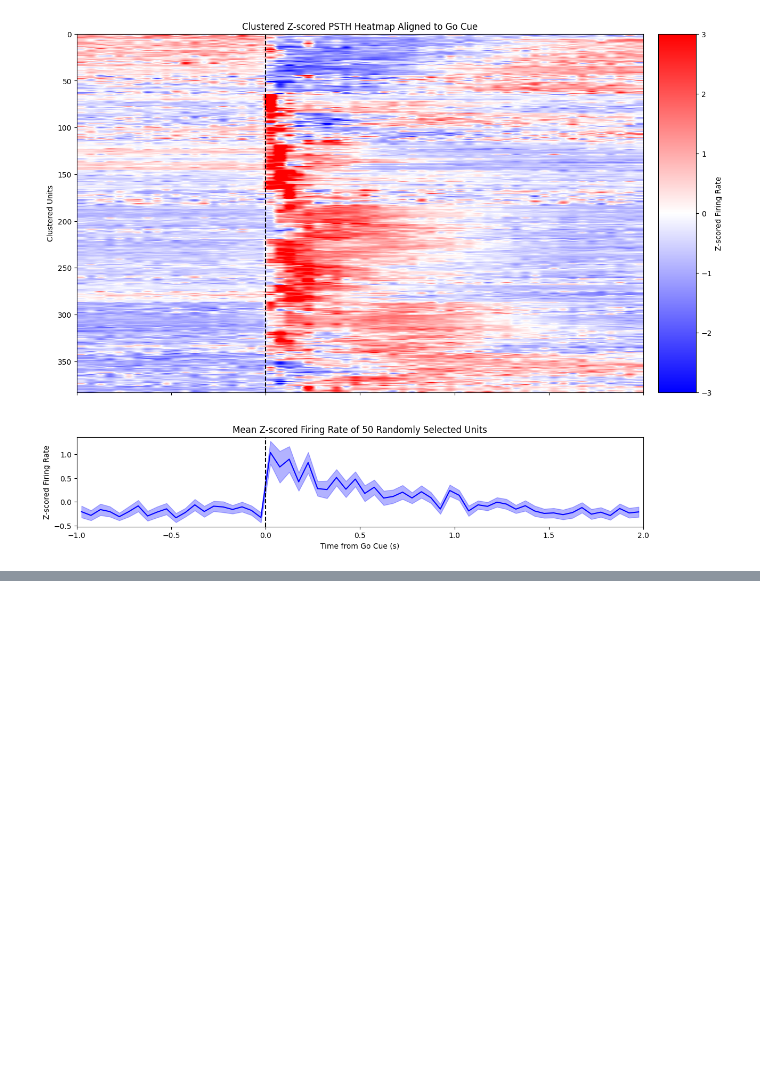
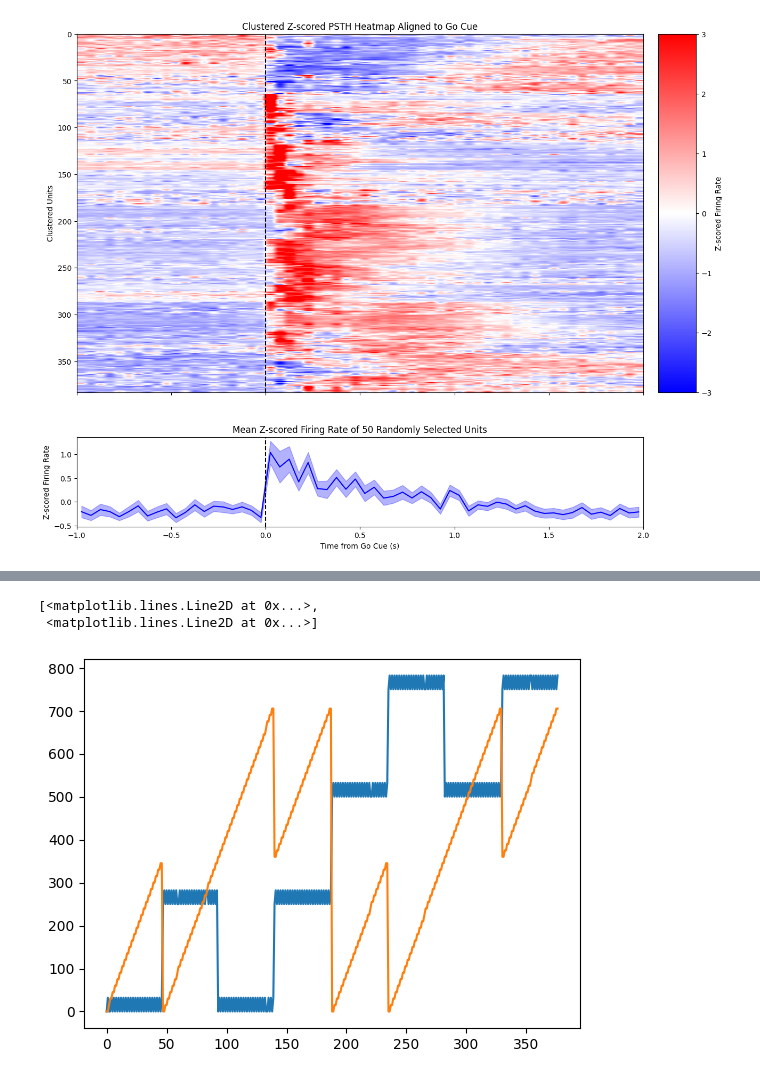
Before and after one commit to pckuo/aind_ssm_hackathon, a Jupyter notebook: code/ephys_behavior_demo.ipynb, the cells around one changed output, grey strips where cells are left out. Drawn from its saved outputs; the diff is of its cells as text; code cells hidden in the pictures; blank space fills up the shorter version.

```diff
--- a/code/ephys_behavior_demo.ipynb
+++ b/code/ephys_behavior_demo.ipynb
@@ -520,0 +570,6 @@ ValueError: codec not available: 'wavpack'
+# %%
+plt.plot(recording_use.get_channel_locations())
+# %% [output]
+[<matplotlib.lines.Line2D at 0x...>,
+ <matplotlib.lines.Line2D at 0x...>]
+[figure, added]
```
Also changed, not shown: parts of 7 cells of this notebook, 1 other file.
